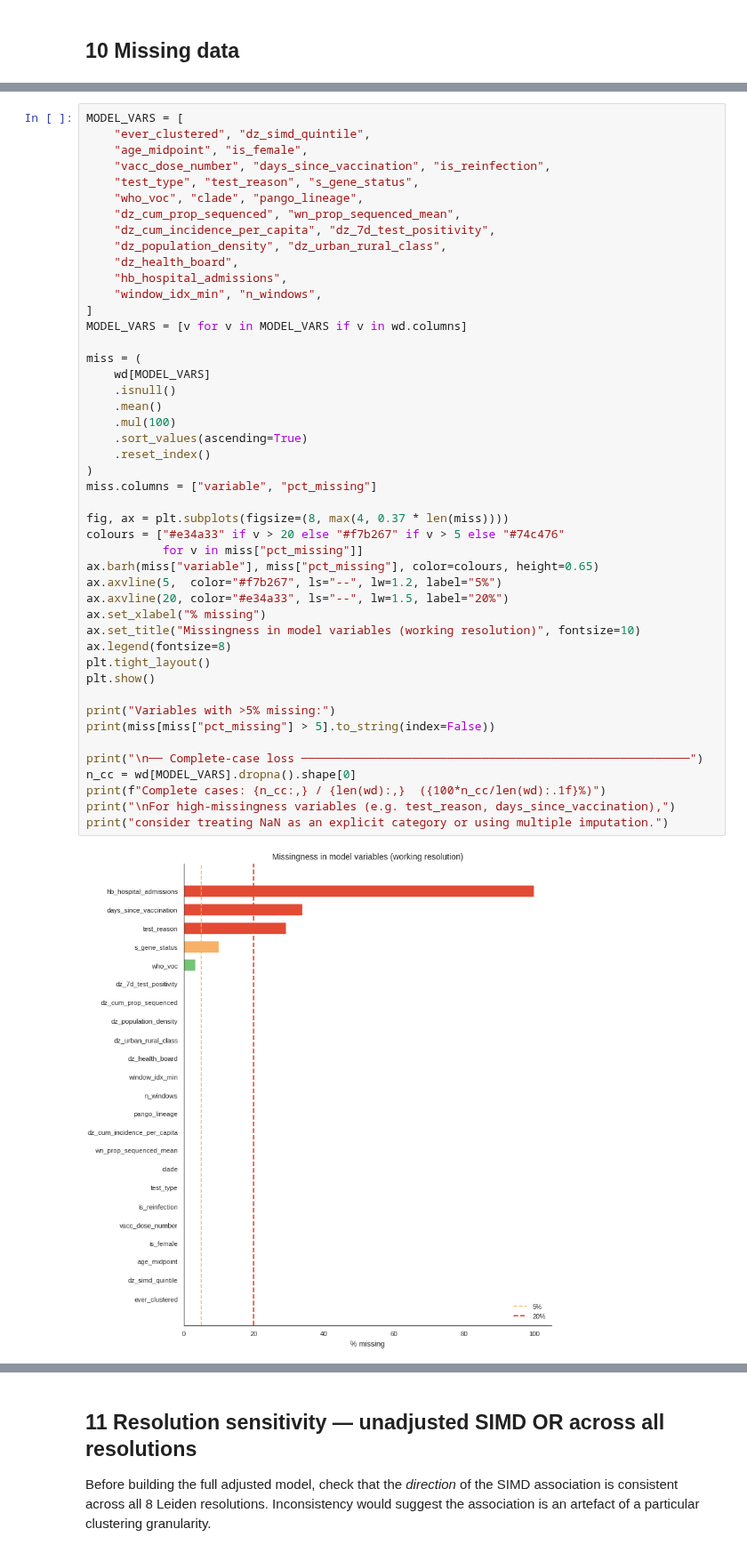
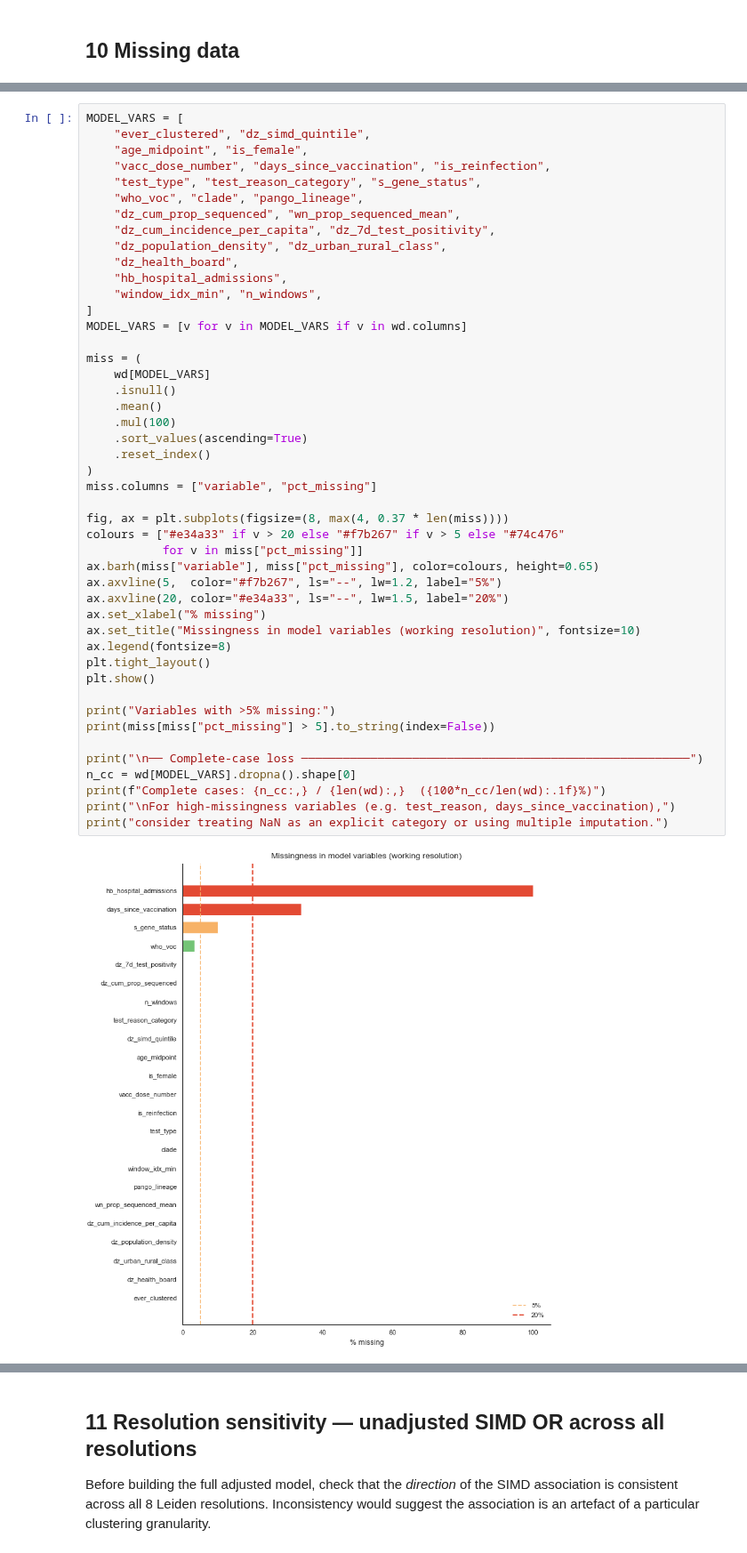
Before and after one commit to ydnkka/scotland, a Jupyter notebook: analysis/epilink_model_formulation_eda.ipynb, the cells around one changed output, grey strips where cells are left out. Shown at 89% size. Cells and saved outputs as stored; diff of their text form.

```diff
--- a/analysis/epilink_model_formulation_eda.ipynb
+++ b/analysis/epilink_model_formulation_eda.ipynb
@@ -1016,7 +1092,7 @@ MODEL_VARS = [
     "ever_clustered", "dz_simd_quintile",
     "age_midpoint", "is_female",
     "vacc_dose_number", "days_since_vaccination", "is_reinfection",
-    "test_type", "test_reason", "s_gene_status",
+    "test_type", "test_reason_category", "s_gene_status",
     "who_voc", "clade", "pango_lineage",
     "dz_cum_prop_sequenced", "wn_prop_sequenced_mean",
     "dz_cum_incidence_per_capita", "dz_7d_test_positivity",
@@ -1031,34 +1107,34 @@ miss = (
     wd[MODEL_VARS]
     .isnull()
     .mean()
     .mul(100)
     .sort_values(ascending=True)
     .reset_index()
 )
 miss.columns = ["variable", "pct_missing"]
 
 fig, ax = plt.subplots(figsize=(8, max(4, 0.37 * len(miss))))
 colours = ["#e34a33" if v > 20 else "#f7b267" if v > 5 else "#74c476"
            for v in miss["pct_missing"]]
 ax.barh(miss["variable"], miss["pct_missing"], color=colours, height=0.65)
 ax.axvline(5,  color="#f7b267", ls="--", lw=1.2, label="5%")
 ax.axvline(20, color="#e34a33", ls="--", lw=1.5, label="20%")
 ax.set_xlabel("% missing")
 ax.set_title("Missingness in model variables (working resolution)", fontsize=10)
 ax.legend(fontsize=8)
 plt.tight_layout()
 plt.show()
 
 print("Variables with >5% missing:")
 print(miss[miss["pct_missing"] > 5].to_string(index=False))
 
 print("\n── Complete-case loss ────────────────────────────────────────────────────────")
 n_cc = wd[MODEL_VARS].dropna().shape[0]
 print(f"Complete cases: {n_cc:,} / {len(wd):,}  ({100*n_cc/len(wd):.1f}%)")
 print("\nFor high-missingness variables (e.g. test_reason, days_since_vaccination),")
 print("consider treating NaN as an explicit category or using multiple imputation.")
 # %% [output]
-[figure, old version]
+[figure, new version]
 Variables with >5% missing:
               variable  pct_missing
          s_gene_status    10.094265
```
Also changed, not shown: parts of 5 cells of this notebook, 2 other files.
